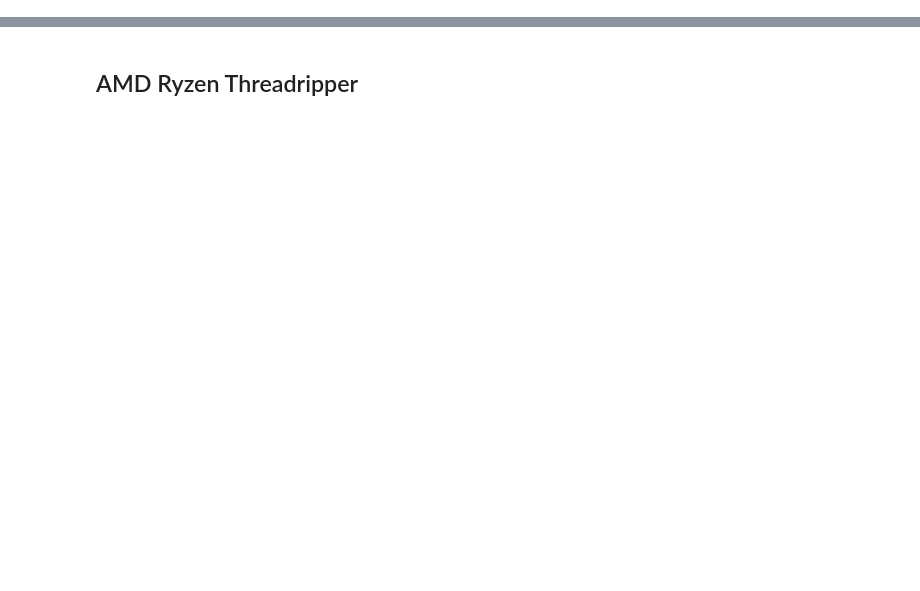
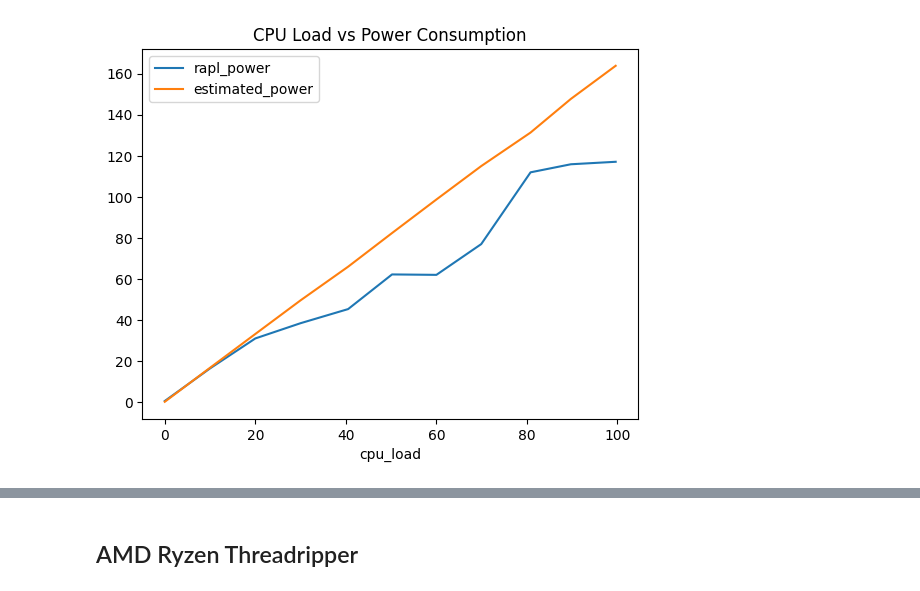
Before and after one commit to mlco2/codecarbon, a Jupyter notebook: examples/compare_cpu_load_and_RAPL.ipynb, the cells around one changed output, grey strips where cells are left out. Saved outputs shown, nothing was run; the diff lists cells and outputs as text; code cells hidden in the pictures; blank space fills up the shorter version.

```diff
--- a/examples/compare_cpu_load_and_RAPL.ipynb
+++ b/examples/compare_cpu_load_and_RAPL.ipynb
@@ -19,0 +51,4 @@ def plot(df, with_tapo=False):
+# %%
+csv = '../codecarbon/data/hardware/cpu_load_profiling/E5-2620/compare_cpu_load_and_RAPL-all_cores-Intel(R)_Xeon(R)_CPU_E5-2620_v3_@_2.40GHz-2025-01-14.csv'
+df_all_cores = get_df(csv)
+display_df(df_all_cores)
@@ -19,0 +68,4 @@ def plot(df, with_tapo=False):
+# %%
+_ = plot(df_all_cores)
+# %% [output]
+[figure, added]
```
Also changed, not shown: parts of 30 cells of this notebook, 2 other files.
